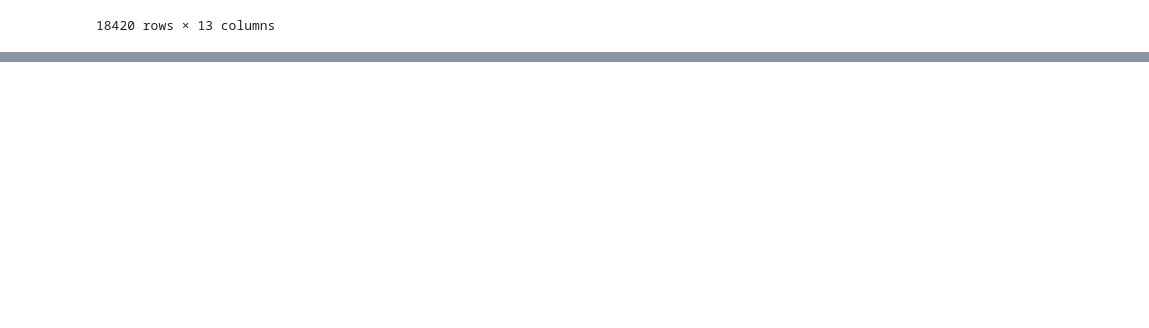
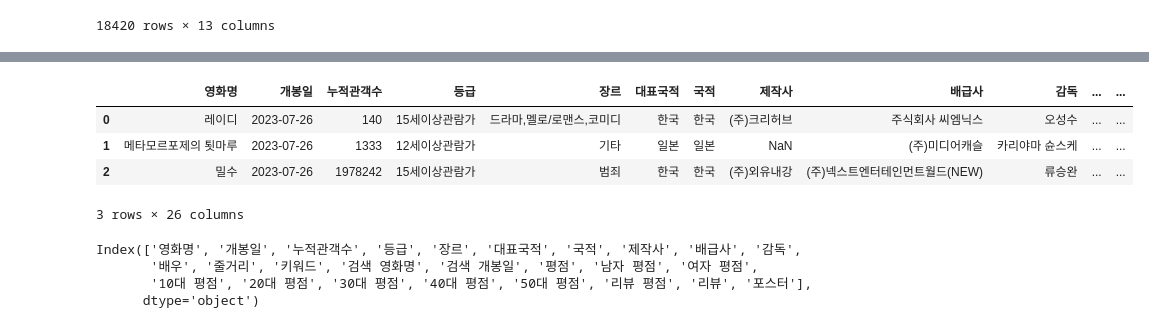
Before and after one commit to wonyounging/2_Project, a Jupyter notebook: Work_data/movie_data/영화 평점 크롤링.ipynb, the cells around one changed output, grey strips where cells are left out. Drawn from its saved outputs; the diff is of its cells as text; code cells hidden in the pictures; blank space fills up the shorter version.

```diff
--- a/Work_data/movie_data/영화 평점 크롤링.ipynb
+++ b/Work_data/movie_data/영화 평점 크롤링.ipynb
@@ -83,0 +41,18 @@ Backtrace:
+# %%
+new_col = ['검색 영화명' ,'검색 개봉일', '평점', '남자 평점', '여자 평점', '10대 평점', '20대 평점', '30대 평점', '40대 평점', '50대 평점', '리뷰 평점', '리뷰', '포스터']
+for col in new_col:
+    df[col] = ''
+df.head(3)
+# %% [output]
+|  | 영화명 | 개봉일 | 누적관객수 | 등급 | 장르 | 대표국적 | 국적 | 제작사 | 배급사 | 감독 | ... | ... |
+| 0 | 레이디 | 2023-07-26 | 140 | 15세이상관람가 | 드라마,멜로/로맨스,코미디 | 한국 | 한국 | (주)크리허브 | 주식회사 씨엠닉스 | 오성수 | ... | ... |
+| 1 | 메타모르포제의 툇마루 | 2023-07-26 | 1333 | 12세이상관람가 | 기타 | 일본 | 일본 | NaN | (주)미디어캐슬 | 카리야마 슌스케 | ... | ... |
+| 2 | 밀수 | 2023-07-26 | 1978242 | 15세이상관람가 | 범죄 | 한국 | 한국 | (주)외유내강 | (주)넥스트엔터테인먼트월드(NEW) | 류승완 | ... | ... |
+3 rows × 26 columns
+# %%
+df.columns
+# %% [output]
+Index(['영화명', '개봉일', '누적관객수', '등급', '장르', '대표국적', '국적', '제작사', '배급사', '감독',
+       '배우', '줄거리', '키워드', '검색 영화명', '검색 개봉일', '평점', '남자 평점', '여자 평점',
+       '10대 평점', '20대 평점', '30대 평점', '40대 평점', '50대 평점', '리뷰 평점', '리뷰', '포스터'],
+      dtype='object')
```
Also changed, not shown: parts of 21 cells of this notebook, 1 other file.
